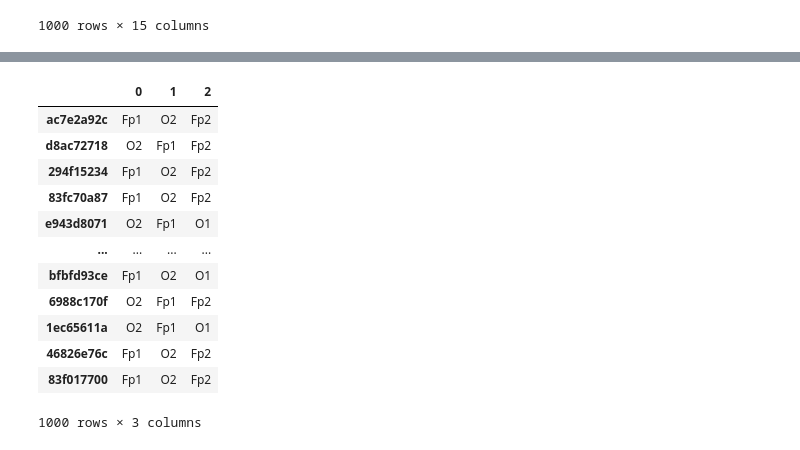
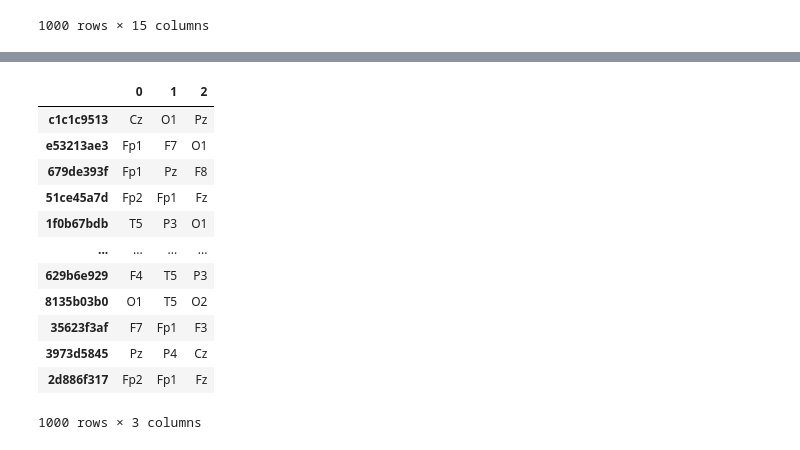
Before and after one commit to sfu-cmpt340/2024_1_project_11, a Jupyter notebook: hms.ipynb, the cells around one changed output, grey strips where cells are left out. Drawn from its saved outputs; the diff is of its cells as text; code cells hidden in the pictures.

```diff
--- a/hms.ipynb
+++ b/hms.ipynb
@@ -215,23 +143,63 @@ Designing a one-pass, zero-phase, non-causal bandpass filter:
+# %%
+# from src.preprocessing.preprocessing import wavelet_transform
+import pywt
+import numpy as np
+def soft_threshold(data, threshold):
+  return np.sign(data) * np.maximum(np.abs(data) - threshold, 0)
+
+def estimate_noise(detail_coeffs):
+  return np.median(np.abs(detail_coeffs)) / 0.6745
+
+def universal_threshold(signal_length, sigma):
+  return sigma * np.sqrt(2 * np.log(signal_length))
+def wavelet_transform(df, level, basis='db4'):
+  signals = list(set(df.index.to_list()))
+
+  df_copy = df.copy()
+
+  for signal_id in signals:
+    curr_signal = df.loc[signal_id].copy()
+
+    for channel in curr_signal:
+      chan_np = curr_signal[channel].to_numpy()
+      coeffs = pywt.wavedec(chan_np, basis, level=level)
+
+      sigma = estimate_noise(coeffs[-1])
+      threshold = universal_threshold(chan_np.size, sigma)
+
+      # Apply soft thresholding to detail coefficients
+      coeffs[1:] = [soft_threshold(detail_coeff, threshold) for detail_coeff in coeffs[1:]]
+      cleaned_channel = pywt.waverec(coeffs, basis)
+
+      if len(cleaned_channel) > len(chan_np):
+        cleaned_channel = cleaned_channel[:len(chan_np)]
+      elif len(cleaned_channel) < len(chan_np):
+        cleaned_channel = np.append(cleaned_channel, np.zeros(len(chan_np) - len(cleaned_channel)))
+
+      curr_signal[channel] = cleaned_channel
+    df_copy.loc[signal_id] = curr_signal
+  return df_copy
+sig_denoised = wavelet_transform(df, 2, basis='bior3.3')
 # %%
 # Extracting top 3 channels based on variance for all samples
 # 1000 samples computation duration = approx. 4 minutes for M1
 from src.feature_extraction import calculate_all_samples
 
-top_channels_df = calculate_all_samples(df, sig_ids, 1000) # 10 samples for testing
+top_channels_df = calculate_all_samples(sig_denoised, eeg_ids, len(eeg_ids)) # 10 samples for testing
 top_channels_df # NEED TO EXTRACT FEATURES FROM CHANNELS IN THIS DATA STRUCTURE
 # %% [output]
 |  | 0 | 1 | 2 |
-| ac7e2a92c | Fp1 | O2 | Fp2 |
-| d8ac72718 | O2 | Fp1 | Fp2 |
-| 294f15234 | Fp1 | O2 | Fp2 |
-| 83fc70a87 | Fp1 | O2 | Fp2 |
-| e943d8071 | O2 | Fp1 | O1 |
+| c1c1c9513 | Cz | O1 | Pz |
+| e53213ae3 | Fp1 | F7 | O1 |
+| 679de393f | Fp1 | Pz | F8 |
+| 51ce45a7d | Fp2 | Fp1 | Fz |
+| 1f0b67bdb | T5 | P3 | O1 |
 | ... | ... | ... | ... |
-| bfbfd93ce | Fp1 | O2 | O1 |
-| 6988c170f | O2 | Fp1 | Fp2 |
-| 1ec65611a | O2 | Fp1 | O1 |
-| 46826e76c | Fp1 | O2 | Fp2 |
-| 83f017700 | Fp1 | O2 | Fp2 |
+| 629b6e929 | F4 | T5 | P3 |
+| 8135b03b0 | O1 | T5 | O2 |
+| 35623f3af | F7 | Fp1 | F3 |
+| 3973d5845 | Pz | P4 | Cz |
+| 2d886f317 | Fp2 | Fp1 | Fz |
 1000 rows × 3 columns
 # %%
 from src.feature_extraction import extract_features_all_samples
```
Also changed, not shown: parts of 17 cells of this notebook.
